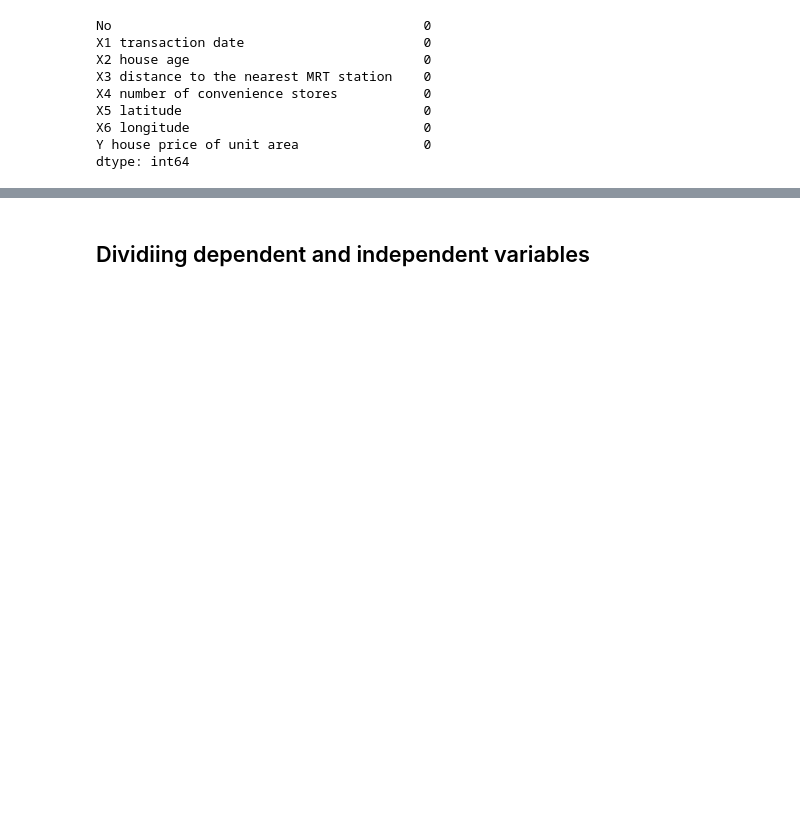
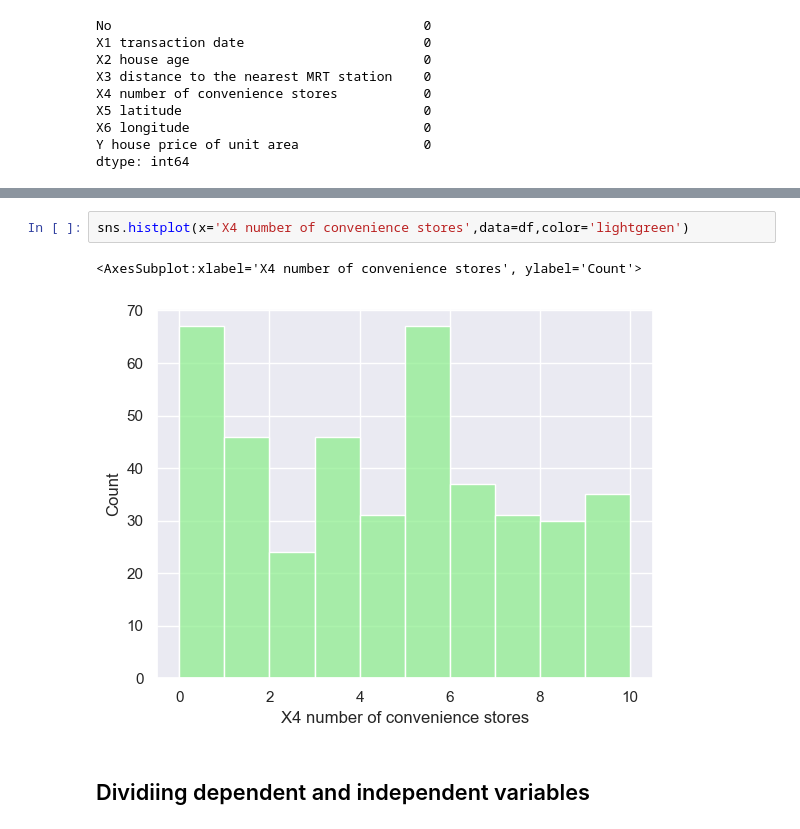
Before and after one commit to vrukkodhara/ML-Scope1, a Jupyter notebook: House Price Prediction/House Price Prediction.ipynb, the cells around one changed output, grey strips where cells are left out. Cells and saved outputs as stored; diff of their text form; blank space fills up the shorter version.

```diff
--- a/House Price Prediction/House Price Prediction.ipynb
+++ b/House Price Prediction/House Price Prediction.ipynb
@@ -50,3 +62,8 @@ dtype: int64
+# %%
+sns.histplot(x='X4 number of convenience stores',data=df,color='lightgreen')
+# %% [output]
+<AxesSubplot:xlabel='X4 number of convenience stores', ylabel='Count'>
+[figure, added]
 # %% [markdown]
 ## Dividiing dependent and independent variables
 # %%
```
Also changed, not shown: parts of 18 cells of this notebook.
